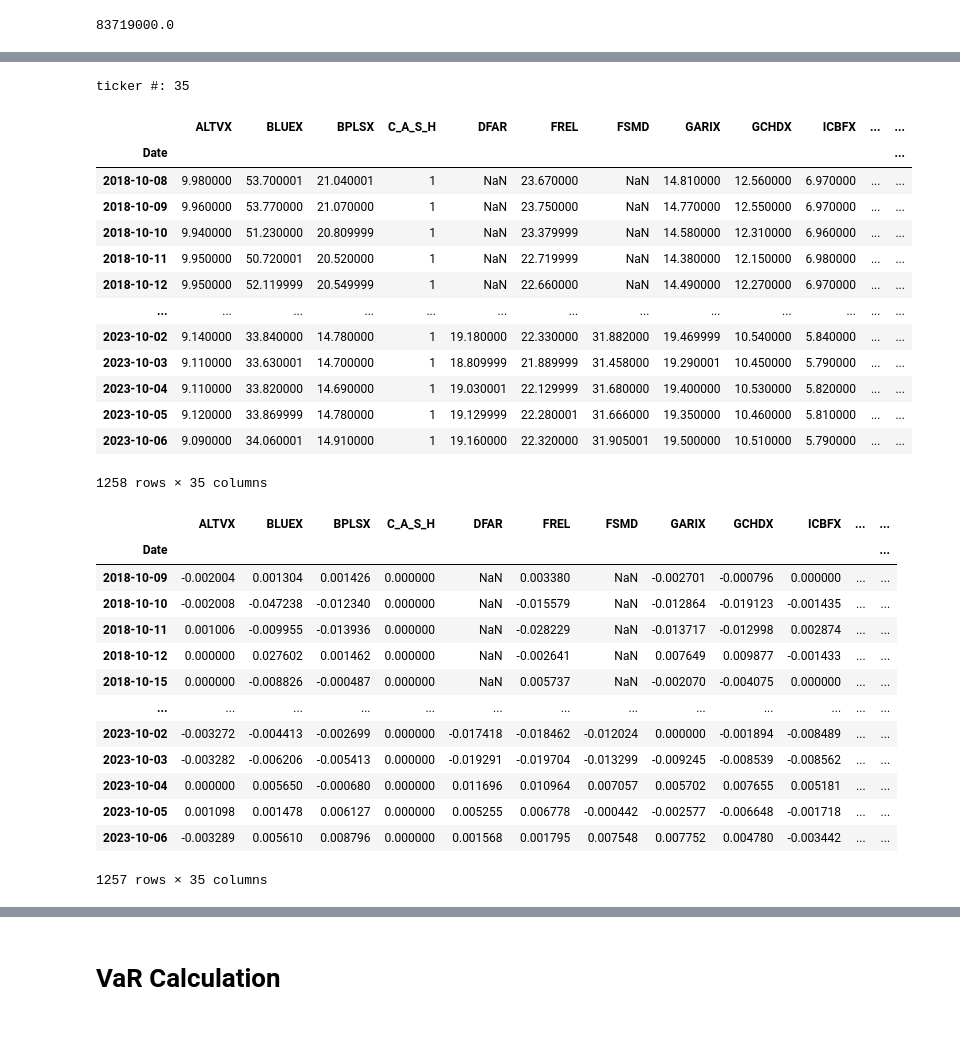
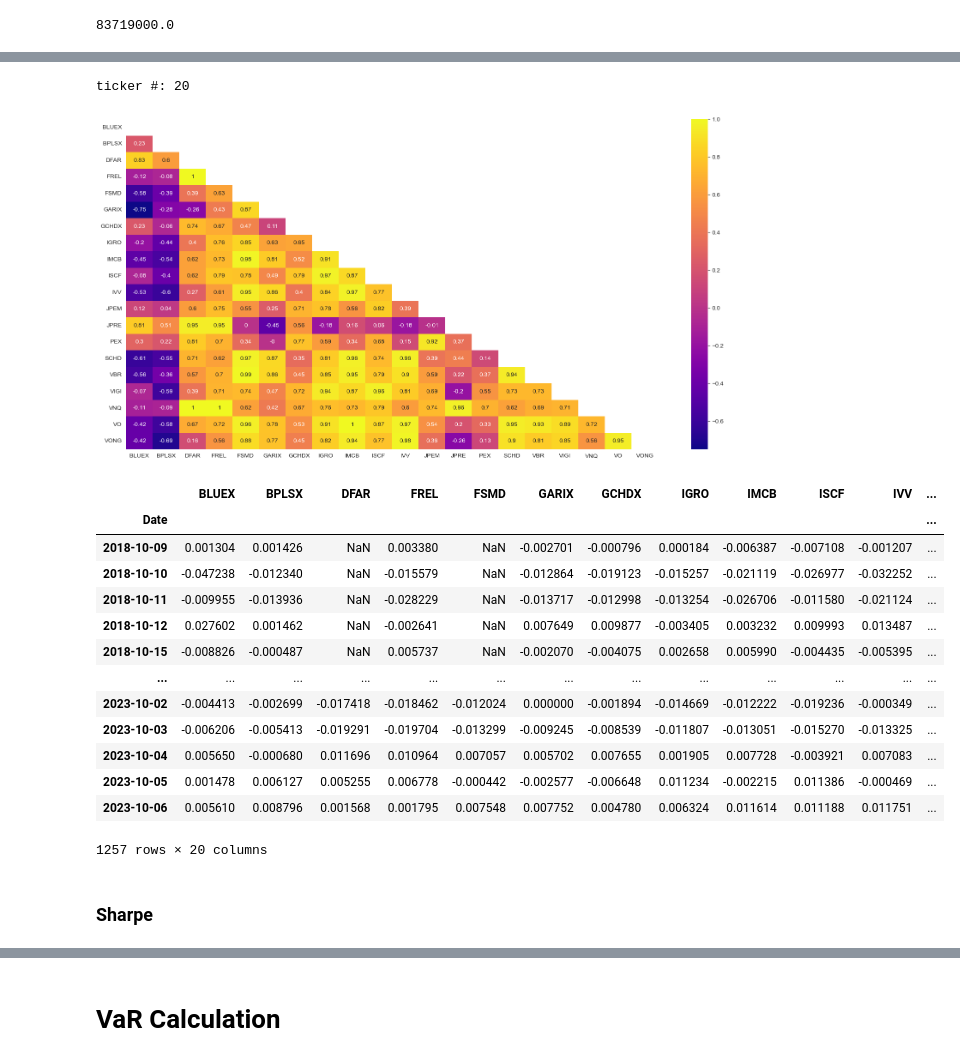
Before and after one commit to dsimband/DATA618, a Jupyter notebook: w6/DATA618_W6_Sharpe.ipynb, the cells around one changed output, grey strips where cells are left out. Saved outputs shown, nothing was run; the diff lists cells and outputs as text; code cells hidden in the pictures; blank space fills up the shorter version.

```diff
--- a/w6/DATA618_W6_Sharpe.ipynb
+++ b/w6/DATA618_W6_Sharpe.ipynb
@@ -56,14 +79,18 @@ folio_df = pd.read_csv('https://raw.githubusercontent.com/dsimband/DATA618/main/
 
 
 folio_df = folio_df[folio_df['Shares'] > 0]
-folio_df = folio_df.groupby(['Ticker','BondName','Class'])[['Shares','Value']].sum()
+folio_df = folio_df.groupby(['Ticker','BondName','Class','Sub_Class'])[['Shares','Value']].sum()
 folio_df.reset_index(inplace=True)
 #folio_df['Morningstar_Category'].fillna('Other', inplace=True)
-
 #folio_df = folio_df[4:]
 
+# calculate portfilio percentage
 portfolio_total = folio_df['Value'].sum()
 folio_df['port_percent'] = folio_df['Value'] / portfolio_total
 
-folio_df.head()
+# Class Portfolios
+folio_econ_df = folio_df[folio_df['Class'] == 'Economically Sensitive']
+folio_int_df = folio_df[folio_df['Class'] == 'Interest Rate Sensitive']
+
+folio_df
 # %% [output]
@@ -91,22 +129,22 @@ initial_investment
 # %%
 # ticker symbols
-ticker_lst = list(folio_df['Ticker'])
+ticker_lst = list(folio_econ_df['Ticker'])
 print('ticker #:', len(ticker_lst))
 
 
 # portfolio weights
-weight_lst = (folio_df['port_percent'].values)
+weight_lst = (folio_econ_df['port_percent'].values)
 print('price #:', len(weight_lst))
 
 
 #Download closing prices
 #price_df = pdr.get_data_yahoo(ticker_lst, start=start_date, end=end_date)['Close']
-price_df = pdr.get_data_yahoo(ticker_lst, period=period)['Close']
+price_econ_df = pdr.get_data_yahoo(ticker_lst, period=period)['Close']
 
-price_df['C_A_S_H'] = 1
-print('price_df #:', len(price_df.columns))
+#price_df['C_A_S_H'] = 1
+#print('price_df #:', len(price_df.columns))
 
 #From the closing prices, calculate periodic returns
-return_df = price_df.pct_change()
-print('return_df #:', len(return_df.columns))
+return_econ_df = price_econ_df.pct_change()
+print('return_df #:', len(return_econ_df.columns))
 # %% [output]
@@ -120,39 +155,34 @@ return_df #: 35
 # %%
 print('ticker #:', len(ticker_lst))
 # %% [output]
-ticker #: 35
+ticker #: 20
 # %%
-price_df
+plt.figure(figsize=(20,10))
+mask = np.zeros_like(price_econ_df.corr())
+mask[np.triu_indices_from(mask)] = True
+sns.set_style("white")
+_p = sns.heatmap(price_econ_df.corr().round(2),
+                 annot=True, mask=mask,
+                 cmap="plasma", annot_kws={"size": 10})
 # %% [output]
-|  | ALTVX | BLUEX | BPLSX | C_A_S_H | DFAR | FREL | FSMD | GARIX | GCHDX | ICBFX | ... | ... |
-| Date |  |  |  |  |  |  |  |  |  |  |  | ... |
-| 2018-10-08 | 9.980000 | 53.700001 | 21.040001 | 1 | NaN | 23.670000 | NaN | 14.810000 | 12.560000 | 6.970000 | ... | ... |
-| 2018-10-09 | 9.960000 | 53.770000 | 21.070000 | 1 | NaN | 23.750000 | NaN | 14.770000 | 12.550000 | 6.970000 | ... | ... |
-| 2018-10-10 | 9.940000 | 51.230000 | 20.809999 | 1 | NaN | 23.379999 | NaN | 14.580000 | 12.310000 | 6.960000 | ... | ... |
-| 2018-10-11 | 9.950000 | 50.720001 | 20.520000 | 1 | NaN | 22.719999 | NaN | 14.380000 | 12.150000 | 6.980000 | ... | ... |
-| 2018-10-12 | 9.950000 | 52.119999 | 20.549999 | 1 | NaN | 22.660000 | NaN | 14.490000 | 12.270000 | 6.970000 | ... | ... |
-| ... | ... | ... | ... | ... | ... | ... | ... | ... | ... | ... | ... | ... |
-| 2023-10-02 | 9.140000 | 33.840000 | 14.780000 | 1 | 19.180000 | 22.330000 | 31.882000 | 19.469999 | 10.540000 | 5.840000 | ... | ... |
-| 2023-10-03 | 9.110000 | 33.630001 | 14.700000 | 1 | 18.809999 | 21.889999 | 31.458000 | 19.290001 | 10.450000 | 5.790000 | ... | ... |
-| 2023-10-04 | 9.110000 | 33.820000 | 14.690000 | 1 | 19.030001 | 22.129999 | 31.680000 | 19.400000 | 10.530000 | 5.820000 | ... | ... |
-| 2023-10-05 | 9.120000 | 33.869999 | 14.780000 | 1 | 19.129999 | 22.280001 | 31.666000 | 19.350000 | 10.460000 | 5.810000 | ... | ... |
-| 2023-10-06 | 9.090000 | 34.060001 | 14.910000 | 1 | 19.160000 | 22.320000 | 31.905001 | 19.500000 | 10.510000 | 5.790000 | ... | ... |
-1258 rows × 35 columns
+[figure, added]
 # %%
-return_df = return_df[1:]
-return_df
+return_econ_df = return_econ_df[1:]
+return_econ_df
 # %% [output]
-|  | ALTVX | BLUEX | BPLSX | C_A_S_H | DFAR | FREL | FSMD | GARIX | GCHDX | ICBFX | ... | ... |
+|  | BLUEX | BPLSX | DFAR | FREL | FSMD | GARIX | GCHDX | IGRO | IMCB | ISCF | IVV | ... |
 | Date |  |  |  |  |  |  |  |  |  |  |  | ... |
-| 2018-10-09 | -0.002004 | 0.001304 | 0.001426 | 0.000000 | NaN | 0.003380 | NaN | -0.002701 | -0.000796 | 0.000000 | ... | ... |
-| 2018-10-10 | -0.002008 | -0.047238 | -0.012340 | 0.000000 | NaN | -0.015579 | NaN | -0.012864 | -0.019123 | -0.001435 | ... | ... |
-| 2018-10-11 | 0.001006 | -0.009955 | -0.013936 | 0.000000 | NaN | -0.028229 | NaN | -0.013717 | -0.012998 | 0.002874 | ... | ... |
-| 2018-10-12 | 0.000000 | 0.027602 | 0.001462 | 0.000000 | NaN | -0.002641 | NaN | 0.007649 | 0.009877 | -0.001433 | ... | ... |
-| 2018-10-15 | 0.000000 | -0.008826 | -0.000487 | 0.000000 | NaN | 0.005737 | NaN | -0.002070 | -0.004075 | 0.000000 | ... | ... |
+| 2018-10-09 | 0.001304 | 0.001426 | NaN | 0.003380 | NaN | -0.002701 | -0.000796 | 0.000184 | -0.006387 | -0.007108 | -0.001207 | ... |
+| 2018-10-10 | -0.047238 | -0.012340 | NaN | -0.015579 | NaN | -0.012864 | -0.019123 | -0.015257 | -0.021119 | -0.026977 | -0.032252 | ... |
+| 2018-10-11 | -0.009955 | -0.013936 | NaN | -0.028229 | NaN | -0.013717 | -0.012998 | -0.013254 | -0.026706 | -0.011580 | -0.021124 | ... |
+| 2018-10-12 | 0.027602 | 0.001462 | NaN | -0.002641 | NaN | 0.007649 | 0.009877 | -0.003405 | 0.003232 | 0.009993 | 0.013487 | ... |
+| 2018-10-15 | -0.008826 | -0.000487 | NaN | 0.005737 | NaN | -0.002070 | -0.004075 | 0.002658 | 0.005990 | -0.004435 | -0.005395 | ... |
 | ... | ... | ... | ... | ... | ... | ... | ... | ... | ... | ... | ... | ... |
-| 2023-10-02 | -0.003272 | -0.004413 | -0.002699 | 0.000000 | -0.017418 | -0.018462 | -0.012024 | 0.000000 | -0.001894 | -0.008489 | ... | ... |
-| 2023-10-03 | -0.003282 | -0.006206 | -0.005413 | 0.000000 | -0.019291 | -0.019704 | -0.013299 | -0.009245 | -0.008539 | -0.008562 | ... | ... |
-| 2023-10-04 | 0.000000 | 0.005650 | -0.000680 | 0.000000 | 0.011696 | 0.010964 | 0.007057 | 0.005702 | 0.007655 | 0.005181 | ... | ... |
-| 2023-10-05 | 0.001098 | 0.001478 | 0.006127 | 0.000000 | 0.005255 | 0.006778 | -0.000442 | -0.002577 | -0.006648 | -0.001718 | ... | ... |
-| 2023-10-06 | -0.003289 | 0.005610 | 0.008796 | 0.000000 | 0.001568 | 0.001795 | 0.007548 | 0.007752 | 0.004780 | -0.003442 | ... | ... |
+| 2023-10-02 | -0.004413 | -0.002699 | -0.017418 | -0.018462 | -0.012024 | 0.000000 | -0.001894 | -0.014669 | -0.012222 | -0.019236 | -0.000349 | ... |
+| 2023-10-03 | -0.006206 | -0.005413 | -0.019291 | -0.019704 | -0.013299 | -0.009245 | -0.008539 | -0.011807 | -0.013051 | -0.015270 | -0.013325 | ... |
+| 2023-10-04 | 0.005650 | -0.000680 | 0.011696 | 0.010964 | 0.007057 | 0.005702 | 0.007655 | 0.001905 | 0.007728 | -0.003921 | 0.007083 | ... |
+| 2023-10-05 | 0.001478 | 0.006127 | 0.005255 | 0.006778 | -0.000442 | -0.002577 | -0.006648 | 0.011234 | -0.002215 | 0.011386 | -0.000469 | ... |
+| 2023-10-06 | 0.005610 | 0.008796 | 0.001568 | 0.001795 | 0.007548 | 0.007752 | 0.004780 | 0.006324 | 0.011614 | 0.011188 | 0.011751 | ... |
-1257 rows × 35 columns
+1257 rows × 20 columns
+# %% [markdown]
+### Sharpe
```
Also changed, not shown: parts of 45 cells of this notebook.
